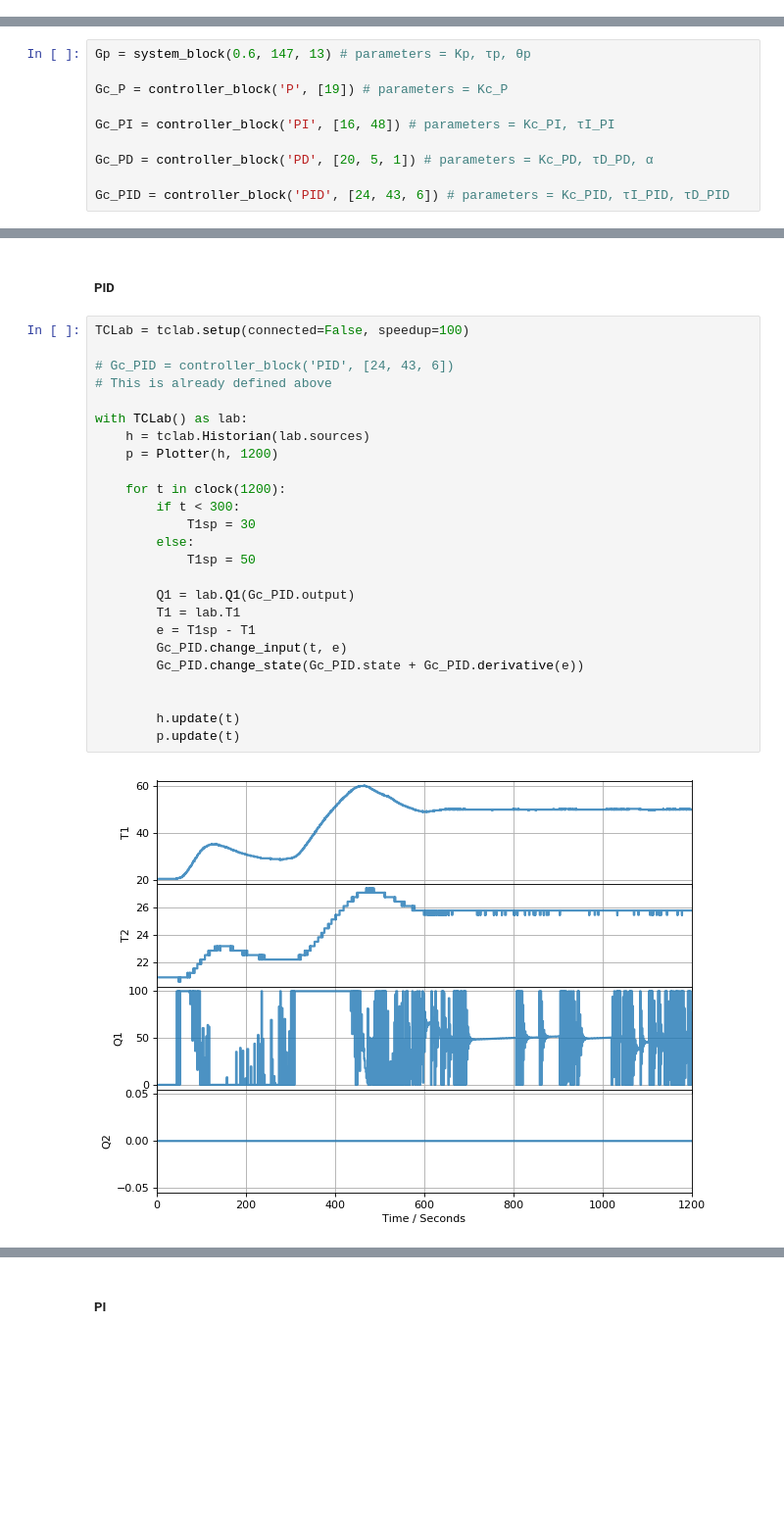
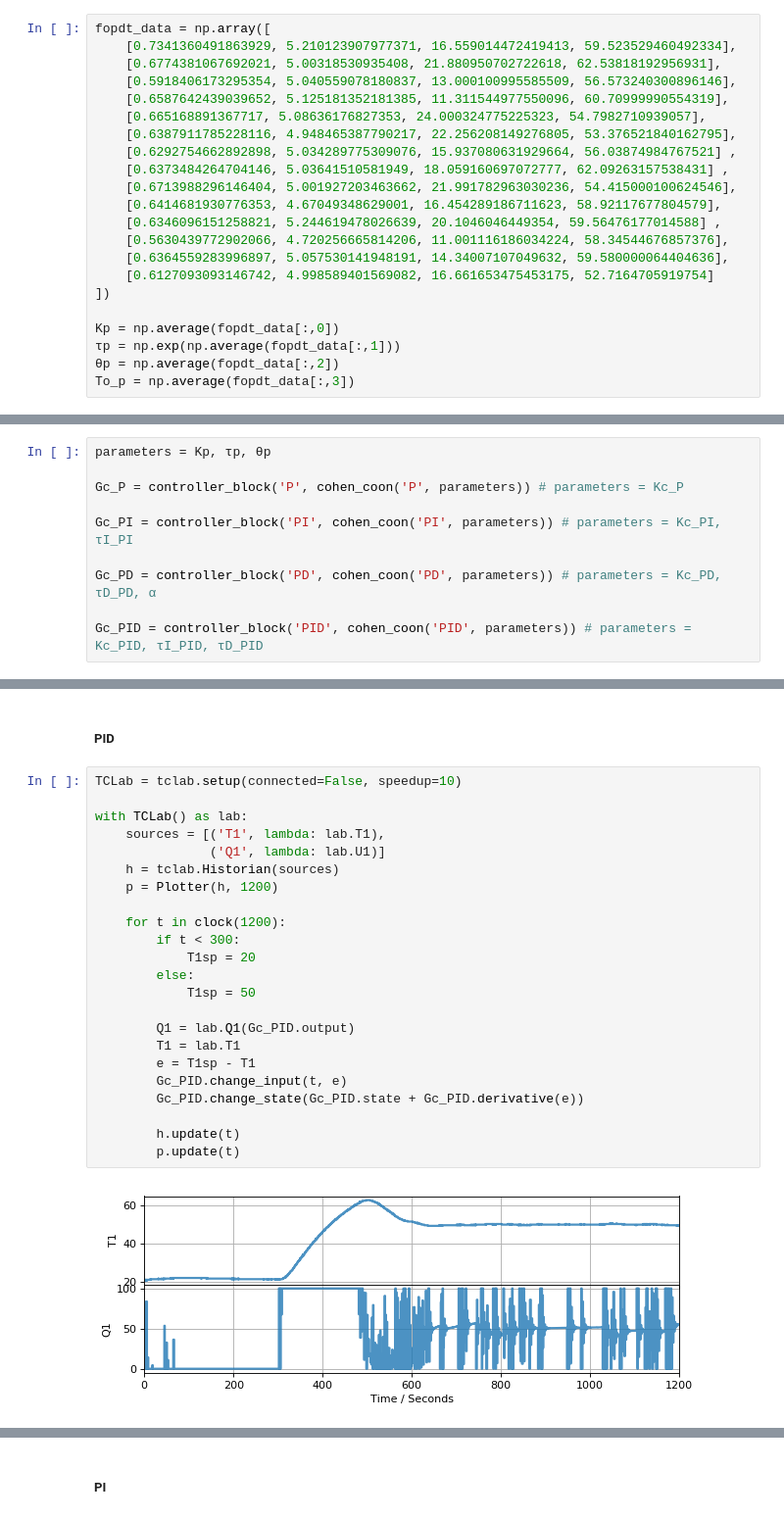
Before and after one commit to JarrydWebber/CPB-Group-17-2020, a Jupyter notebook: Cohen-Coon Controllers.ipynb, the cells around one changed output, grey strips where cells are left out. Shown: that part at 98% size. Saved outputs shown, nothing was run; the diff lists cells and outputs as text; blank space fills up the shorter version.

```diff
--- a/Cohen-Coon Controllers.ipynb
+++ b/Cohen-Coon Controllers.ipynb
@@ -14,0 +17,22 @@ import pandas as pd
+# %%
+fopdt_data = np.array([
+    [0.7341360491863929, 5.210123907977371, 16.559014472419413, 59.523529460492334],
+    [0.6774381067692021, 5.00318530935408, 21.880950702722618, 62.53818192956931],
+    [0.5918406173295354, 5.040559078180837, 13.000100995585509, 56.573240300896146],
+    [0.6587642439039652, 5.125181352181385, 11.311544977550096, 60.70999990554319],
+    [0.665168891367717, 5.08636176827353, 24.000324775225323, 54.7982710939057],
+    [0.6387911785228116, 4.948465387790217, 22.256208149276805, 53.376521840162795],
+    [0.6292754662892898, 5.034289775309076, 15.937080631929664, 56.03874984767521] ,
+    [0.6373484264704146, 5.03641510581949, 18.059160697072777, 62.09263157538431] ,
+    [0.6713988296146404, 5.001927203463662, 21.991782963030236, 54.415000100624546],
+    [0.6414681930776353, 4.67049348629001, 16.454289186711623, 58.92117677804579],
+    [0.6346096151258821, 5.244619478026639, 20.1046046449354, 59.56476177014588] ,
+    [0.5630439772902066, 4.720256665814206, 11.001116186034224, 58.34544676857376],
+    [0.6364559283996897, 5.057530141948191, 14.34007107049632, 59.580000064404636],
+    [0.6127093093146742, 4.998589401569082, 16.661653475453175, 52.7164705919754]
+])
+
+Kp = np.average(fopdt_data[:,0])
+τp = np.exp(np.average(fopdt_data[:,1]))
+θp = np.average(fopdt_data[:,2])
+To_p = np.average(fopdt_data[:,3])
@@ -47,11 +115,11 @@ def system_block(Kp, τp, θp):
 # %%
-Gp = system_block(0.6, 147, 13) # parameters = Kp, τp, θp
+parameters = Kp, τp, θp
 
-Gc_P = controller_block('P', [19]) # parameters = Kc_P
+Gc_P = controller_block('P', cohen_coon('P', parameters)) # parameters = Kc_P
 
-Gc_PI = controller_block('PI', [16, 48]) # parameters = Kc_PI, τI_PI
+Gc_PI = controller_block('PI', cohen_coon('PI', parameters)) # parameters = Kc_PI, τI_PI
 
-Gc_PD = controller_block('PD', [20, 5, 1]) # parameters = Kc_PD, τD_PD, α
+Gc_PD = controller_block('PD', cohen_coon('PD', parameters)) # parameters = Kc_PD, τD_PD, α
 
-Gc_PID = controller_block('PID', [24, 43, 6]) # parameters = Kc_PID, τI_PID, τD_PID
+Gc_PID = controller_block('PID', cohen_coon('PID', parameters)) # parameters = Kc_PID, τI_PID, τD_PID
 # %%
@@ -132,30 +252,28 @@ plt.show()
 # %% [markdown]
 ##### PID
 # %%
-TCLab = tclab.setup(connected=False, speedup=100)
-
-# Gc_PID = controller_block('PID', [24, 43, 6])
-# This is already defined above
+TCLab = tclab.setup(connected=False, speedup=10)
 
 with TCLab() as lab:
-    h = tclab.Historian(lab.sources)
+    sources = [('T1', lambda: lab.T1),
+               ('Q1', lambda: lab.U1)]
+    h = tclab.Historian(sources)
     p = Plotter(h, 1200)
 
     for t in clock(1200):
         if t < 300:
-            T1sp = 30
+            T1sp = 20
         else:
             T1sp = 50
 
         Q1 = lab.Q1(Gc_PID.output)
         T1 = lab.T1
         e = T1sp - T1
         Gc_PID.change_input(t, e)
         Gc_PID.change_state(Gc_PID.state + Gc_PID.derivative(e))
 
-
         h.update(t)
         p.update(t)
 # %% [output]
-[figure, old version]
+[figure, new version]
 TCLab Model disconnected successfully.
```
Also changed, not shown: parts of 32 cells of this notebook.
